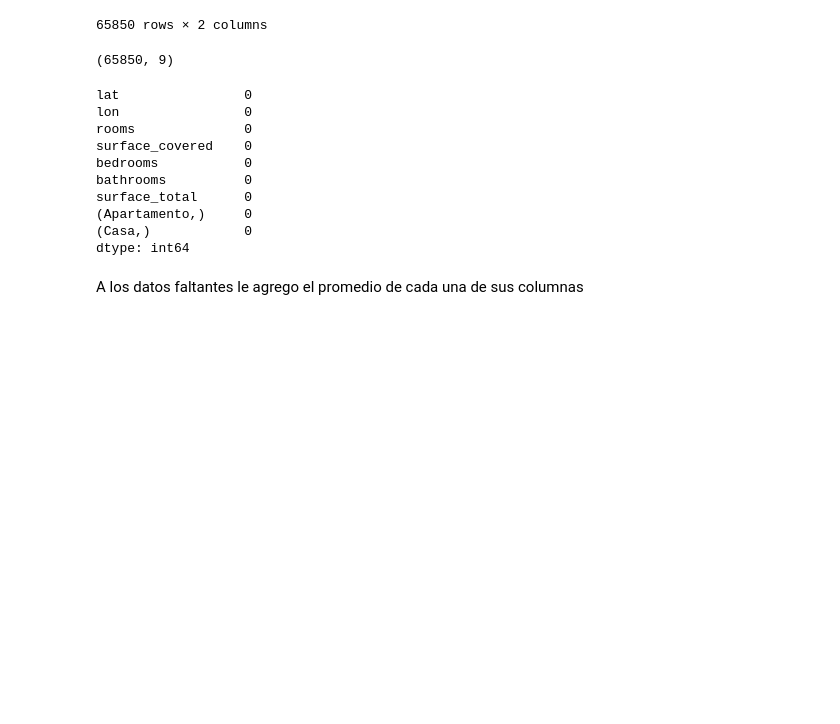
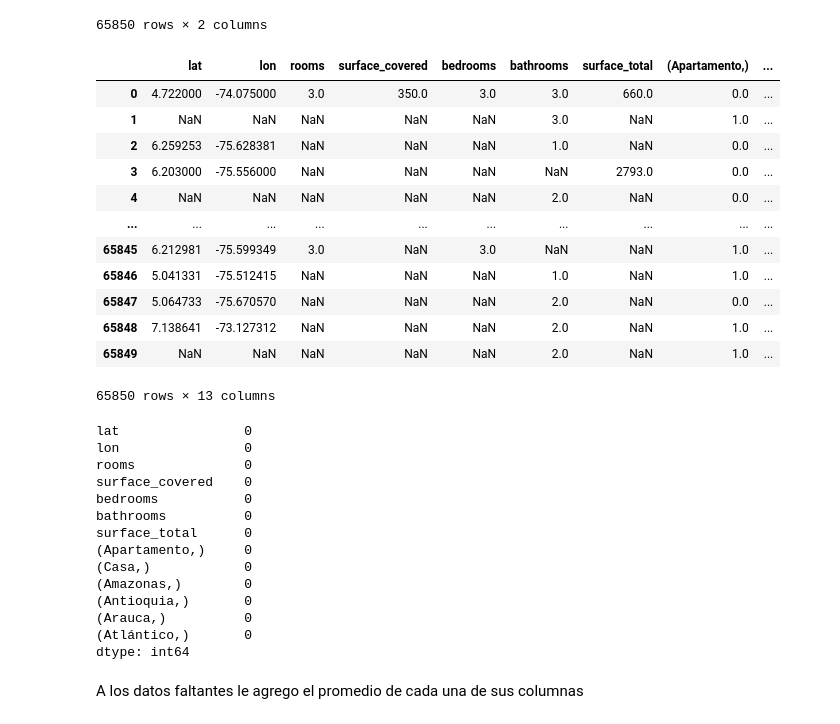
Before and after one commit to julieta77/-Proyecto-Individual-2-Data-04-Soy-Henry-JulietaCiare, a Jupyter notebook: Codigo.ipynb, the cells around one changed output. Saved outputs shown, nothing was run; the diff lists cells and outputs as text; code cells hidden in the pictures; blank space fills up the shorter version.

```diff
--- a/Codigo.ipynb
+++ b/Codigo.ipynb
@@ -350,3 +389,9 @@ codificadorT = OneHotEncoder()
 codificacionT = codificadorT.fit_transform(test[['property_type']])
 nuevas_columsT = pd.DataFrame(codificacionT.toarray(), columns=codificadorT.categories_)
 nuevas_columsT = nuevas_columsT.iloc[:,[0,1]]
+# %%
+codificadorT2 = OneHotEncoder()
+codificacionT2 = codificadorT2.fit_transform(test[['l2']])
+nuevas_columsT2 = pd.DataFrame(codificacionT2.toarray(), columns=codificadorT2.categories_)
+nuevas_columsT2= nuevas_columsT2.iloc[:,[0,1,2,3]]
+nuevas_columsT2
@@ -369,9 +428,23 @@ nuevas_columsT
 # %%
 test = test[['lat','lon','rooms','surface_covered','bedrooms', 'bathrooms','surface_total']]
 datos = pd.concat([test,nuevas_columsT],axis=1)
-datos.shape
-# %% [output]
-(65850, 9)
+# %%
+datos = pd.concat([datos,nuevas_columsT2],axis=1)
+datos
+# %% [output]
+|  | lat | lon | rooms | surface_covered | bedrooms | bathrooms | surface_total | (Apartamento,) | ... |
+| 0 | 4.722000 | -74.075000 | 3.0 | 350.0 | 3.0 | 3.0 | 660.0 | 0.0 | ... |
+| 1 | NaN | NaN | NaN | NaN | NaN | 3.0 | NaN | 1.0 | ... |
+| 2 | 6.259253 | -75.628381 | NaN | NaN | NaN | 1.0 | NaN | 0.0 | ... |
+| 3 | 6.203000 | -75.556000 | NaN | NaN | NaN | NaN | 2793.0 | 0.0 | ... |
+| 4 | NaN | NaN | NaN | NaN | NaN | 2.0 | NaN | 0.0 | ... |
+| ... | ... | ... | ... | ... | ... | ... | ... | ... | ... |
+| 65845 | 6.212981 | -75.599349 | 3.0 | NaN | 3.0 | NaN | NaN | 1.0 | ... |
+| 65846 | 5.041331 | -75.512415 | NaN | NaN | NaN | 1.0 | NaN | 1.0 | ... |
+| 65847 | 5.064733 | -75.670570 | NaN | NaN | NaN | 2.0 | NaN | 0.0 | ... |
+| 65848 | 7.138641 | -73.127312 | NaN | NaN | NaN | 2.0 | NaN | 1.0 | ... |
+| 65849 | NaN | NaN | NaN | NaN | NaN | 2.0 | NaN | 1.0 | ... |
+65850 rows × 13 columns
 # %%
 datos.isnull().sum()
 # %% [output]
@@ -384,6 +457,10 @@ bathrooms          0
 surface_total      0
 (Apartamento,)     0
 (Casa,)            0
+(Amazonas,)        0
+(Antioquia,)       0
+(Arauca,)          0
+(Atlántico,)       0
 dtype: int64
 # %% [markdown]
 A los datos faltantes le agrego el promedio de cada una de sus columnas
```
Also changed, not shown: parts of 8 cells of this notebook, 2 other files.
